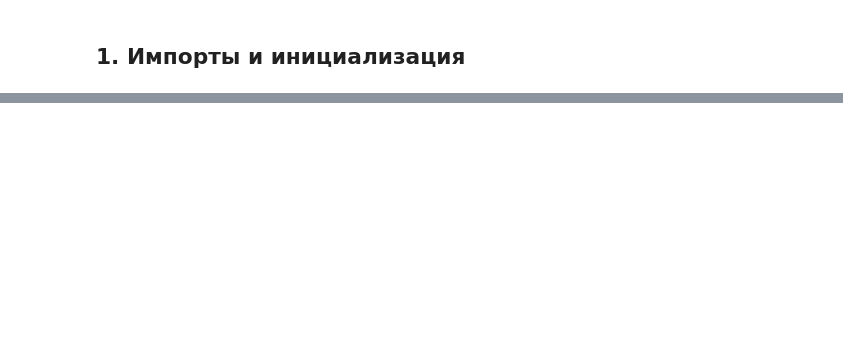
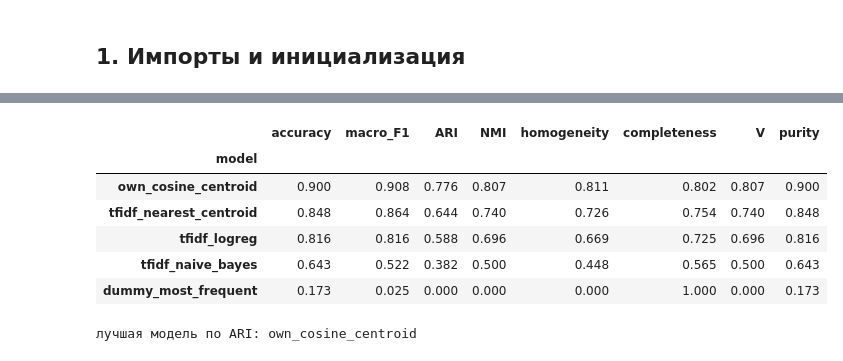
Before and after one commit to Pavel-bur-dot/MIPT_ML_homework, a Jupyter notebook: solution_hw1_BKZ/bur_topics_solution.ipynb, the cells around one changed output, grey strips where cells are left out. Drawn from its saved outputs; the diff is of its cells as text; code cells hidden in the pictures; blank space fills up the shorter version.

```diff
--- a/solution_hw1_BKZ/bur_topics_solution.ipynb
+++ b/solution_hw1_BKZ/bur_topics_solution.ipynb
@@ -169,0 +195,11 @@ print("артефакты сохранены в", tu.ARTIFACTS_DIR.resolve())
+# %%
+km_lsa = KMeans(N_TOPICS, n_init=10, random_state=SEED).fit(X_train)
+km_umap = KMeans(N_TOPICS, n_init=10, random_state=SEED).fit(U_train)
+partitions = {"KMeans на LSA": km_lsa.labels_, "UMAP + KMeans": km_umap.labels_}
+
+rows = {}
+for name, labels in partitions.items():
+    shares = np.bincount(labels) / len(labels)
+    rows[name] = {"силуэт": silhouette_score(X_train, labels, sample_size=3000, random_state=SEED),
+                  "Дэвис — Болдин": davies_bouldin_score(X_train, labels),
+                  "min доля темы": shares.min(), "max доля темы": shares.max()}
@@ -169,0 +370,21 @@ print("артефакты сохранены в", tu.ARTIFACTS_DIR.resolve())
+# %%
+fitted, test_pred, rows = {}, {}, []
+for name, model in models.items():
+    fitted[name] = clone(model).fit(texts_train, y_train)
+    test_pred[name] = fitted[name].predict(texts_test)
+    rows.append({"model": name, **tu.supervised_metrics(y_test, test_pred[name])})
+test_table = pd.DataFrame(rows).set_index("model")
+display(test_table.sort_values("ARI", ascending=False).round(3))
+# %% [output]
+|  | accuracy | macro_F1 | ARI | NMI | homogeneity | completeness | V | purity |
+| model |  |  |  |  |  |  |  |  |
+| own_cosine_centroid | 0.900 | 0.908 | 0.776 | 0.807 | 0.811 | 0.802 | 0.807 | 0.900 |
+| tfidf_nearest_centroid | 0.848 | 0.864 | 0.644 | 0.740 | 0.726 | 0.754 | 0.740 | 0.848 |
+| tfidf_logreg | 0.816 | 0.816 | 0.588 | 0.696 | 0.669 | 0.725 | 0.696 | 0.816 |
+| tfidf_naive_bayes | 0.643 | 0.522 | 0.382 | 0.500 | 0.448 | 0.565 | 0.500 | 0.643 |
+| dummy_most_frequent | 0.173 | 0.025 | 0.000 | 0.000 | 0.000 | 1.000 | 0.000 | 0.173 |
+# %%
+best_name = test_table.drop(index="dummy_most_frequent")["ARI"].idxmax()
+print("лучшая модель по ARI:", best_name)
+# %% [output]
+лучшая модель по ARI: own_cosine_centroid
```
Also changed, not shown: parts of 58 cells of this notebook, 7 other files.
